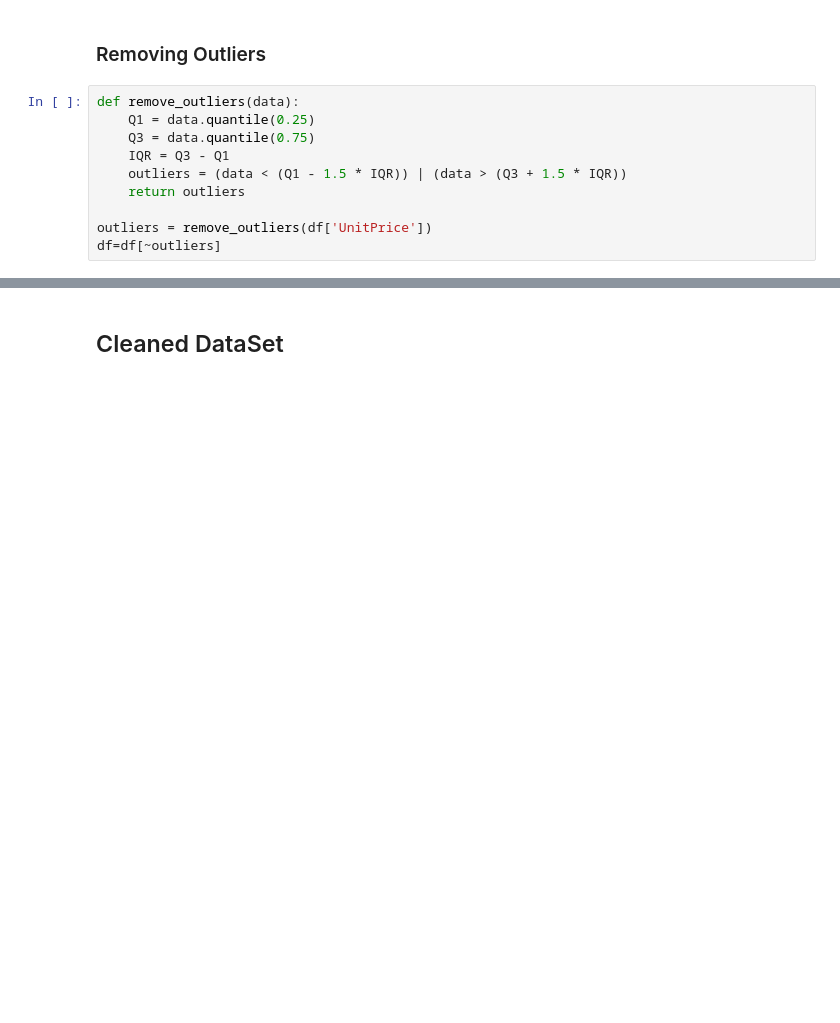
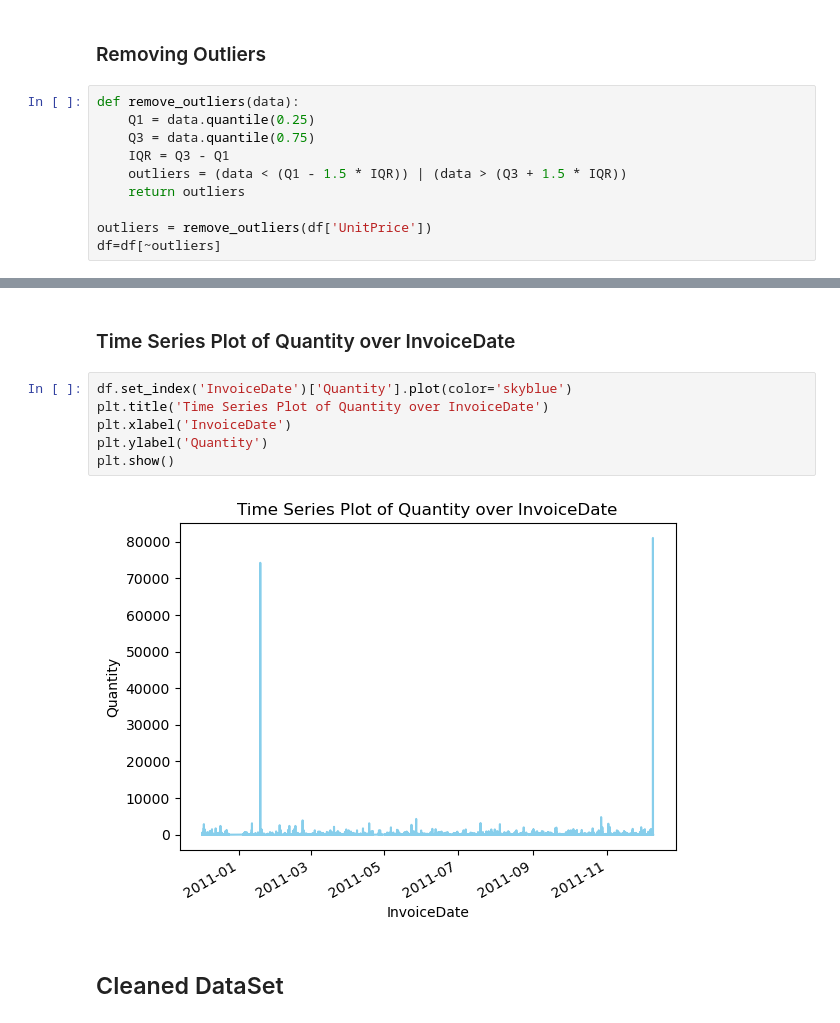
Before and after one commit to UtkarshPrajapati/Customer-Purchase-Recommendation-System, a Jupyter notebook: userstory.ipynb, the cells around one changed output, grey strips where cells are left out. Drawn from its saved outputs; the diff is of its cells as text; blank space fills up the shorter version.

```diff
--- a/userstory.ipynb
+++ b/userstory.ipynb
@@ -229,3 +256,13 @@ df=df[~outliers]
+# %% [markdown]
+### Time Series Plot of Quantity over InvoiceDate
+# %%
+df.set_index('InvoiceDate')['Quantity'].plot(color='skyblue')
+plt.title('Time Series Plot of Quantity over InvoiceDate')
+plt.xlabel('InvoiceDate')
+plt.ylabel('Quantity')
+plt.show()
+# %% [output]
+[figure, added]
 # %% [markdown]
 ## Cleaned DataSet
 # %%
```
Also changed, not shown: parts of 6 cells of this notebook.
